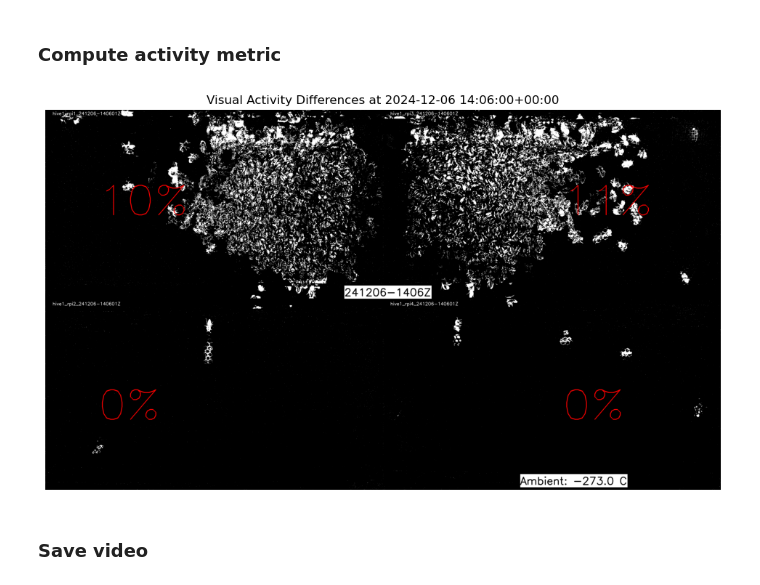
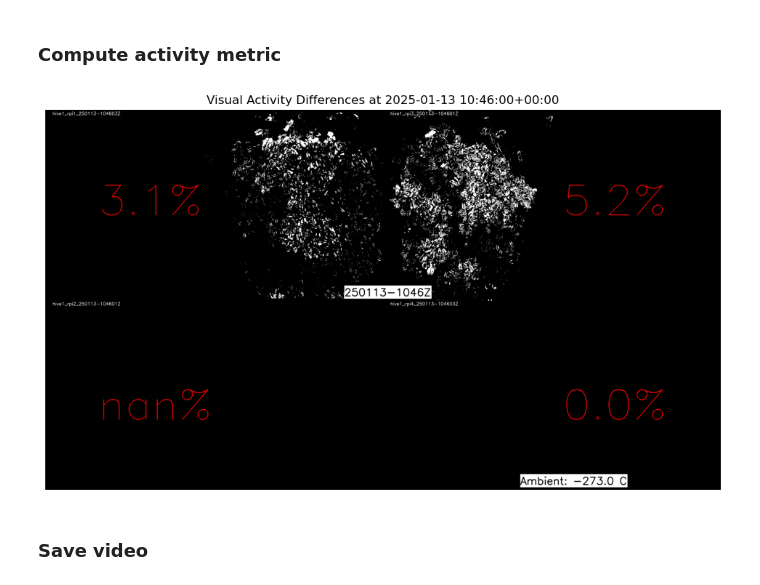
Before and after one commit to epfl-mobots/ObsHive-VisualActivity, a Jupyter notebook: sandbox.ipynb, the cells around one changed output. Cells and saved outputs as stored; diff of their text form; code cells hidden in the pictures.

```diff
--- a/sandbox.ipynb
+++ b/sandbox.ipynb
@@ -39,11 +39,10 @@ INFO:distributed.core:Starting established connection to tcp://127.0.0.1:52937
 ## Congfiguration
 # %%
 hive_nb = 1
-exp = 'SharpDay'
 
 rootpath_imgs = '/Users/cyrilmonette/Library/CloudStorage/SynologyDrive-data/24.11-25.01_metabolism_OH/Images/'
 img_freq = "1min" # Sampling frequency of images
-start_ts = pd.Timestamp("2024-12-06 14:00:00").tz_localize('UTC')
+start_ts = pd.Timestamp("2025-01-13 10:40:00").tz_localize('UTC')
 time_window = pd.Timedelta("60 minutes")
 threshold = 25
 
@@ -60,35 +65,35 @@ Will gather images between 2024-12-06 14:00:00+00:00 and 2024-12-06 15:00:00+00:
 # %%
-activities, diff_hives = computeRpiActivities(imgs_paths, threshold=threshold, verbose=verbose)
+activities, diff_hives = computeRpiActivities(imgs_paths, compute_diff_hives = True, threshold=threshold, verbose=verbose)
 # %% [markdown]
 ### Compute activity metric
 # %%
 def generateAnnotatedSnapshots(index:int):
     snapshot = diff_hives[index].snapshot()
     _activities = activities[index]
 
     # Convert snapshot to RGB
     snapshot_rgb = cv2.cvtColor(snapshot, cv2.COLOR_BGR2RGB)
     # Annotate the snapshot with activity values : value 0 at the top left, value 1 at the bottom left, value 2 at the top right, value 3 at the bottom right
     font = cv2.FONT_HERSHEY_SIMPLEX
     font_scale = 8
     font_color = (255, 0, 0)  # Red color
     thickness = 3
-    cv2.putText(snapshot_rgb, f"{int(_activities.activity_values[0]*100)}%", (300, 600), font, font_scale, font_color, thickness)
-    cv2.putText(snapshot_rgb, f"{int(_activities.activity_values[1]*100)}%", (300, snapshot_rgb.shape[0] - 400), font, font_scale, font_color, thickness)
-    cv2.putText(snapshot_rgb, f"{int(_activities.activity_values[2]*100)}%", (snapshot_rgb.shape[1] - 900, 600), font, font_scale, font_color, thickness)
-    cv2.putText(snapshot_rgb, f"{int(_activities.activity_values[3]*100)}%", (snapshot_rgb.shape[1] - 900, snapshot_rgb.shape[0] - 400), font, font_scale, font_color, thickness)
+    cv2.putText(snapshot_rgb, f"{_activities.activity_values[0]*100:.1f}%", (300, 600), font, font_scale, font_color, thickness)
+    cv2.putText(snapshot_rgb, f"{_activities.activity_values[1]*100:.1f}%", (300, snapshot_rgb.shape[0] - 400), font, font_scale, font_color, thickness)
+    cv2.putText(snapshot_rgb, f"{_activities.activity_values[2]*100:.1f}%", (snapshot_rgb.shape[1] - 900, 600), font, font_scale, font_color, thickness)
+    cv2.putText(snapshot_rgb, f"{_activities.activity_values[3]*100:.1f}%", (snapshot_rgb.shape[1] - 900, snapshot_rgb.shape[0] - 400), font, font_scale, font_color, thickness)
     return snapshot_rgb
 
 index = 5  # Change index to visualize different time points
 snapshot_rgb = generateAnnotatedSnapshots(index)
 
 plt.figure(figsize=(12, 8))
 plt.imshow(snapshot_rgb)
 plt.axis('off')
 plt.title(f"Visual Activity Differences at {diff_hives[index].ts}")
 plt.show()
 # %% [output]
-[figure, old version]
+[figure, new version]
 # %% [markdown]
 ### Save video
 # %%
```
Also changed, not shown: parts of 2 cells of this notebook, 1 other file.
